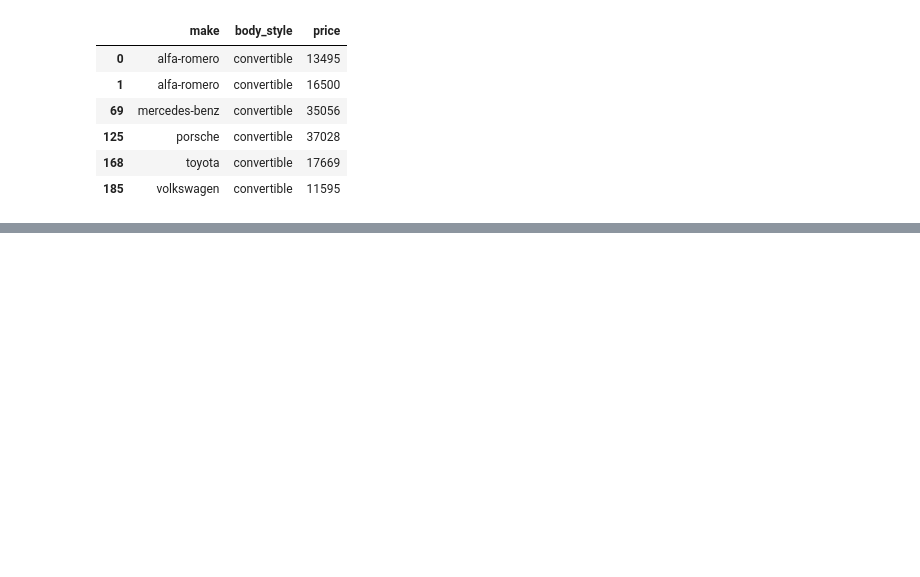
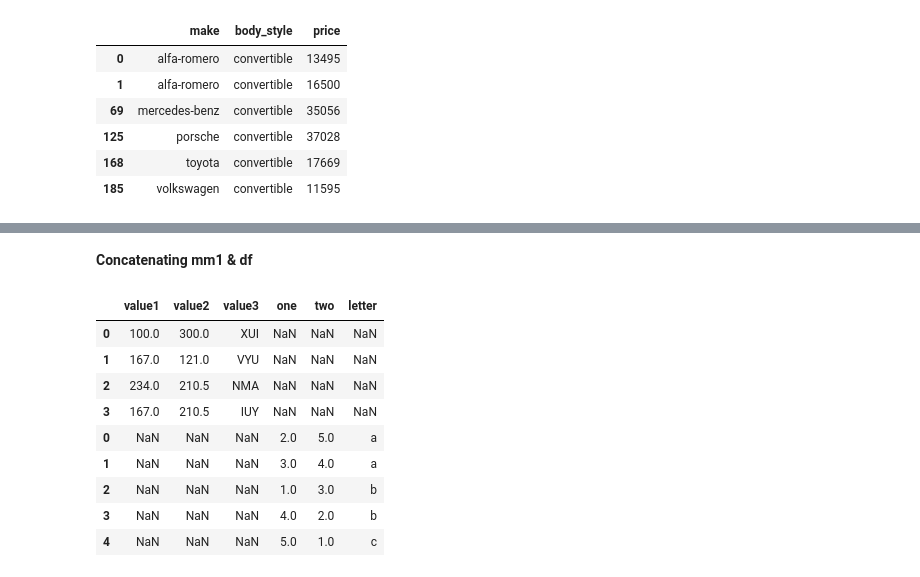
Before and after one commit to Franchertz/Python-Learning, a Jupyter notebook: Pandas_Pandas_Describe_Function.ipynb, the cells around one changed output, grey strips where cells are left out. Cells and saved outputs as stored; diff of their text form; code cells hidden in the pictures; blank space fills up the shorter version.

```diff
--- a/Pandas_Pandas_Describe_Function.ipynb
+++ b/Pandas_Pandas_Describe_Function.ipynb
@@ -239,0 +258,3 @@ data_auto[(data_auto['body_style']=='convertible') & (data_auto['price']<50000)]
+# %%
+df.fillna(df.mean(),inplace=True) #This function fills the NaN with the mean of each column
+df
@@ -239,0 +339,6 @@ data_auto[(data_auto['body_style']=='convertible') & (data_auto['price']<50000)]
+# %%
+mm = {'one':[2,3,1,4,5],
+      'two':[5,4,3,2,1],
+      'letter':['a','a','b','b','c']} #creating a dictionary
+
+mm
@@ -239,0 +349,2 @@ data_auto[(data_auto['body_style']=='convertible') & (data_auto['price']<50000)]
+# %%
+mm1=pd.DataFrame(mm)
@@ -239,0 +368,17 @@ data_auto[(data_auto['body_style']=='convertible') & (data_auto['price']<50000)]
+# %% [markdown]
+**Concatenating mm1 & df**
+# %%
+new_df=pd.concat([df,mm1]) #using the concat() function to put together two DataFrames
+# %%
+new_df
+# %% [output]
+|  | value1 | value2 | value3 | one | two | letter |
+| 0 | 100.0 | 300.0 | XUI | NaN | NaN | NaN |
+| 1 | 167.0 | 121.0 | VYU | NaN | NaN | NaN |
+| 2 | 234.0 | 210.5 | NMA | NaN | NaN | NaN |
+| 3 | 167.0 | 210.5 | IUY | NaN | NaN | NaN |
+| 0 | NaN | NaN | NaN | 2.0 | 5.0 | a |
+| 1 | NaN | NaN | NaN | 3.0 | 4.0 | a |
+| 2 | NaN | NaN | NaN | 1.0 | 3.0 | b |
+| 3 | NaN | NaN | NaN | 4.0 | 2.0 | b |
+| 4 | NaN | NaN | NaN | 5.0 | 1.0 | c |
```
Also changed, not shown: parts of 22 cells of this notebook.
